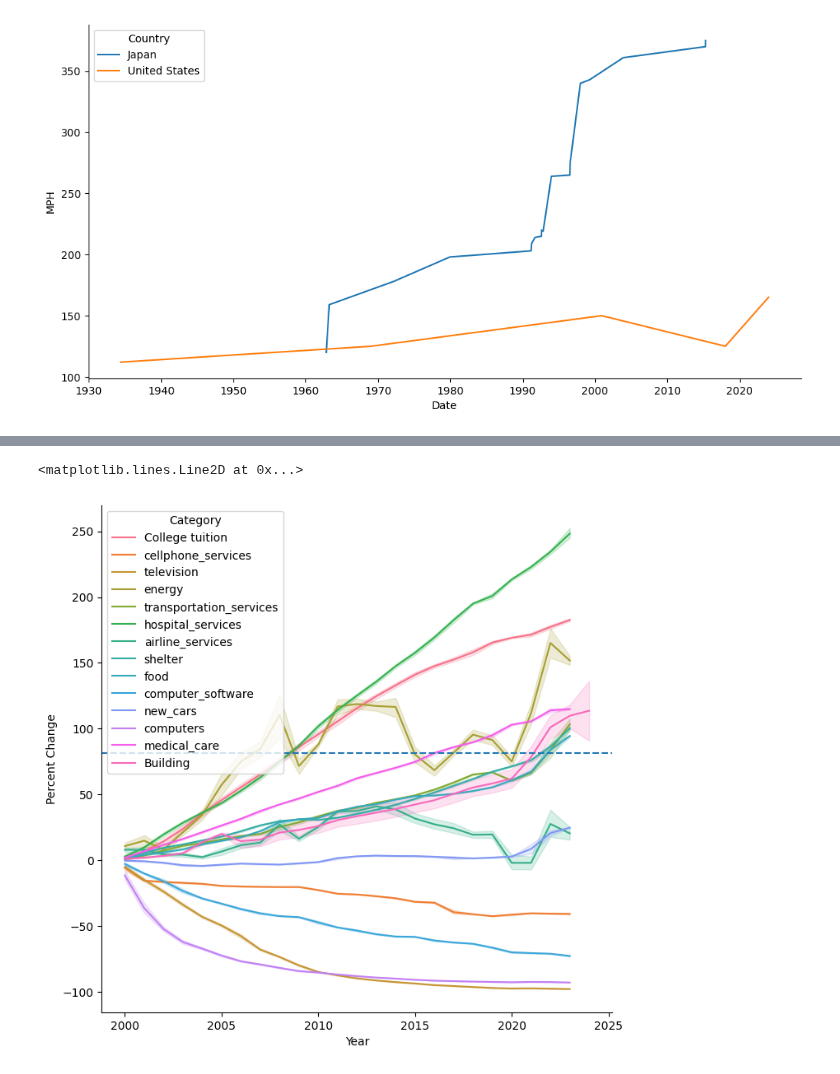
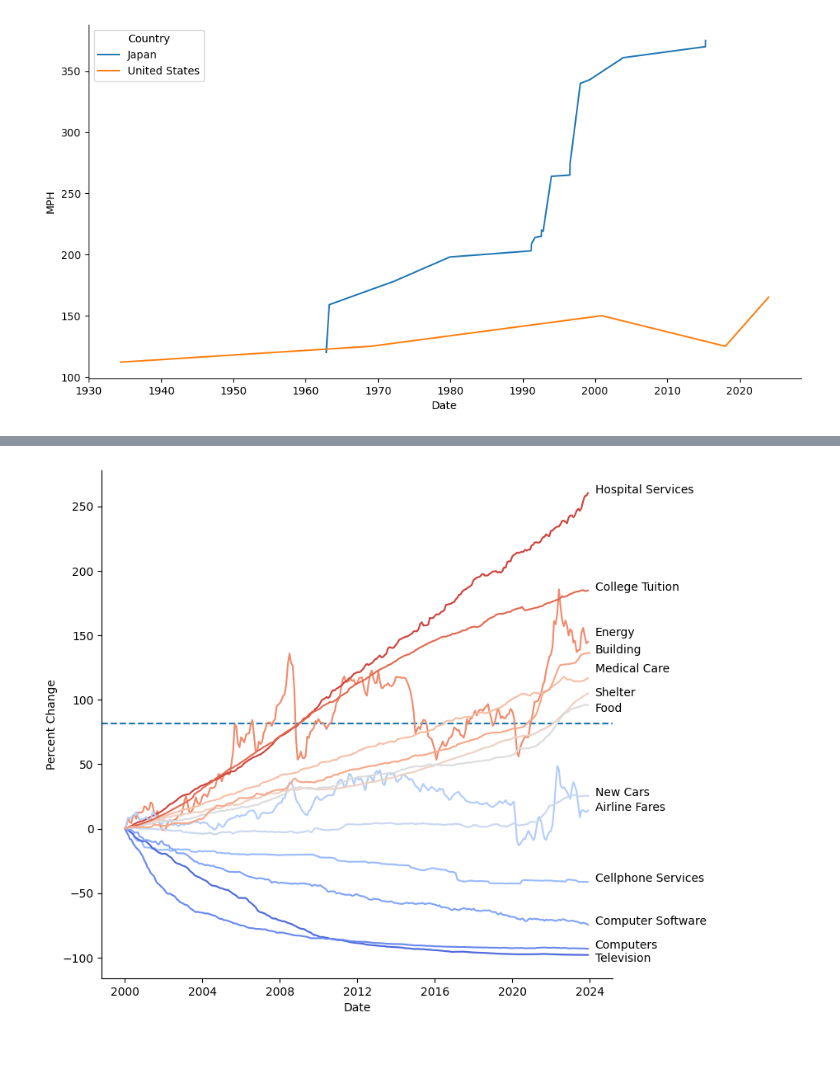
Before and after one commit to jordanott/BackToTheFuture, a Jupyter notebook: notebooks/government.ipynb, the cells around one changed output, grey strips where cells are left out. Saved outputs shown, nothing was run; the diff lists cells and outputs as text; code cells hidden in the pictures.

Commit message:
Plots

```diff
--- a/notebooks/government.ipynb
+++ b/notebooks/government.ipynb
@@ -299,15 +300,45 @@ for name in ["cellphone_services", "television", "energy", "television", "transp
     df = pd.concat([df, data])
 # %%
-data = building_cost_index.drop(columns=["Date"]).rename(columns={"BCI": "Value"}).dropna().reset_index(drop=True)
+data = building_cost_index.rename(columns={"BCI": "Value"}).dropna().reset_index(drop=True)
 data["Category"] = "Building"
-building_cost_index_relative_to_2000 = helper.percent_change_relative_to(data, date=2000, column_name="Value")
+building_cost_index_relative_to_2000 = helper.percent_change_relative_to(data, date="2000-01-01", column_name="Value")
 df = pd.concat([df, building_cost_index_relative_to_2000])
 # %%
 cpi_relative_to_2000 = helper.percent_change_relative_to(cpi_data, "2000-01-01", "CPI")
+# %%
+offsets = {
+    "energy": 5,
+    "building": 0,
+    "medical_care": 5,
+    "food": -5,
+    "television": -5,
+    "shelter": -2,
+}
+# %%
+sorted_categories = df[df["Date"] == "2023-12-01"].sort_values(by="Percent Change").Category.unique().tolist()
+color_palette = sns.color_palette("coolwarm", len(sorted_categories))
 # %%
+average_by_year = df[["Year", "Percent Change", "Category"]].groupby(["Category", "Year"]).mean().reset_index()
+
 plt.figure(figsize=(8, 8))
-sns.lineplot(x="Year", y="Percent Change", data=df, hue="Category")
+# sns.lineplot(x="Date", y="Percent Change", data=df, hue="Category")
 plt.axhline(y=cpi_relative_to_2000["Percent Change"].values[-1], ls="--")
+
+plt.legend([],[], frameon=False)
+
+for category_name in df.Category.unique():
+    category = df[df.Category == category_name]
+    last_y = category["Percent Change"].values[-1]
+
+    color = color_palette[sorted_categories.index(category_name)]
+    sns.lineplot(x="Date", y="Percent Change", data=category, color=color)
+
+    offset = offsets.get(category_name, 0)
+
+    ax = plt.gca()
+    xticks = ax.get_xticks()
+
+    category_name = category_name.replace("_", " ").title()
+    plt.text(xticks[-2] + 100, last_y + offset, category_name)
 # %% [output]
-<matplotlib.lines.Line2D at 0x...>
-[figure, old version]
+[figure, new version]
```
Also changed, not shown: parts of 2 cells of this notebook.
